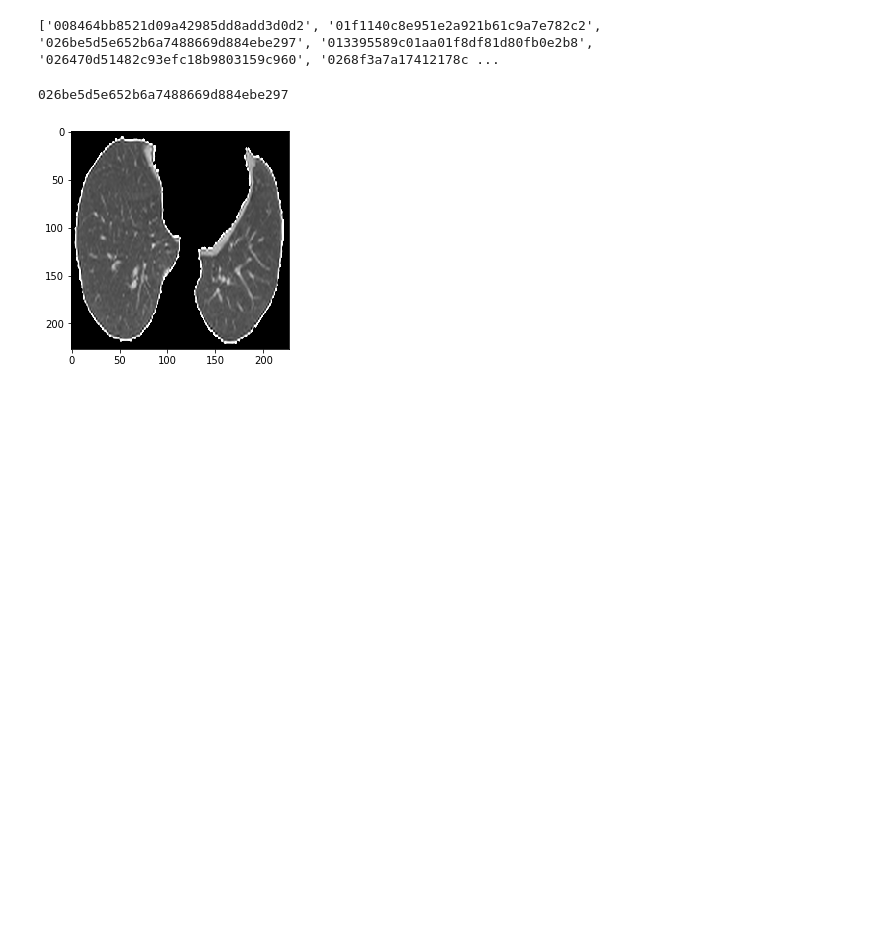
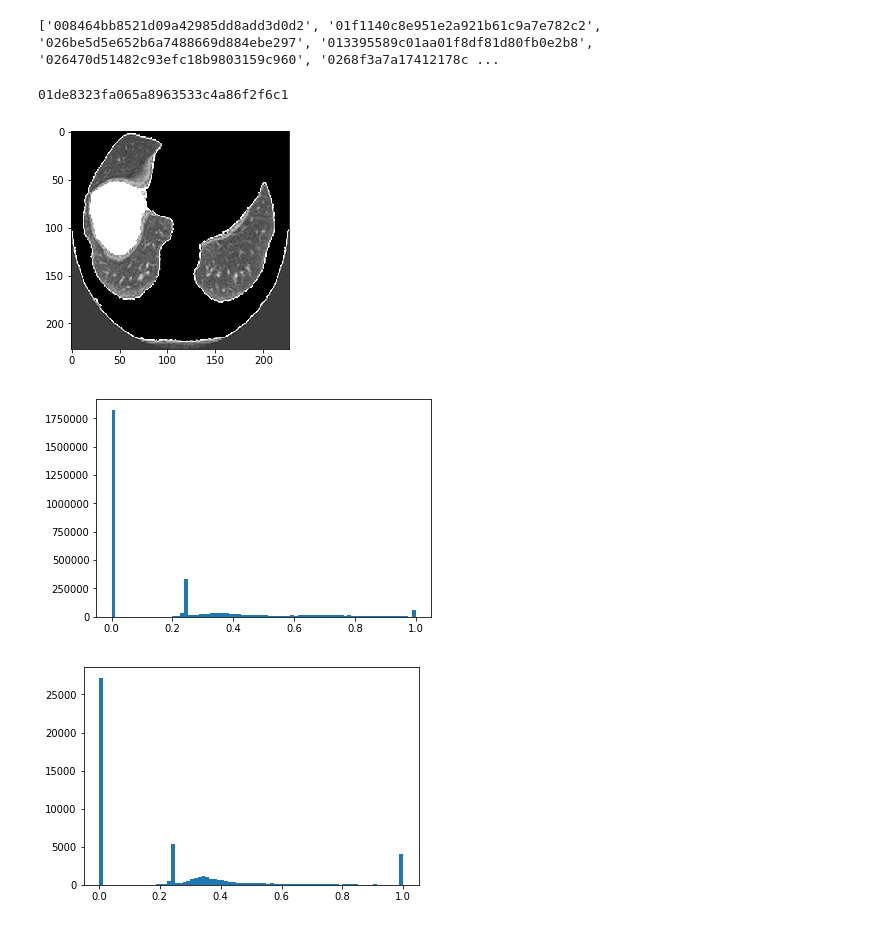
Before and after one commit to jwde/lungcancerDL, a Jupyter notebook: tensorflow-vgg/Lungs.ipynb, the cells around one changed output. Cells and saved outputs as stored; diff of their text form; code cells hidden in the pictures; blank space fills up the shorter version.

```diff
--- a/tensorflow-vgg/Lungs.ipynb
+++ b/tensorflow-vgg/Lungs.ipynb
@@ -331,8 +331,14 @@ def get_random_lung():
 # %%
 lung, lung_id = get_random_lung()
 slice = lung[20]
 print lung_id
 show_img(slice)
+plt.hist(lung.flatten(), bins=80)
+plt.show()
+plt.hist(slice.flatten(), bins=80)
+plt.show()
 # %% [output]
-026be5d5e652b6a7488669d884ebe297
+01de8323fa065a8963533c4a86f2f6c1
-[figure, old version]
+[figure, new version]
+[figure, added]
+[figure, added]
```
Also changed, not shown: 2 other files.
